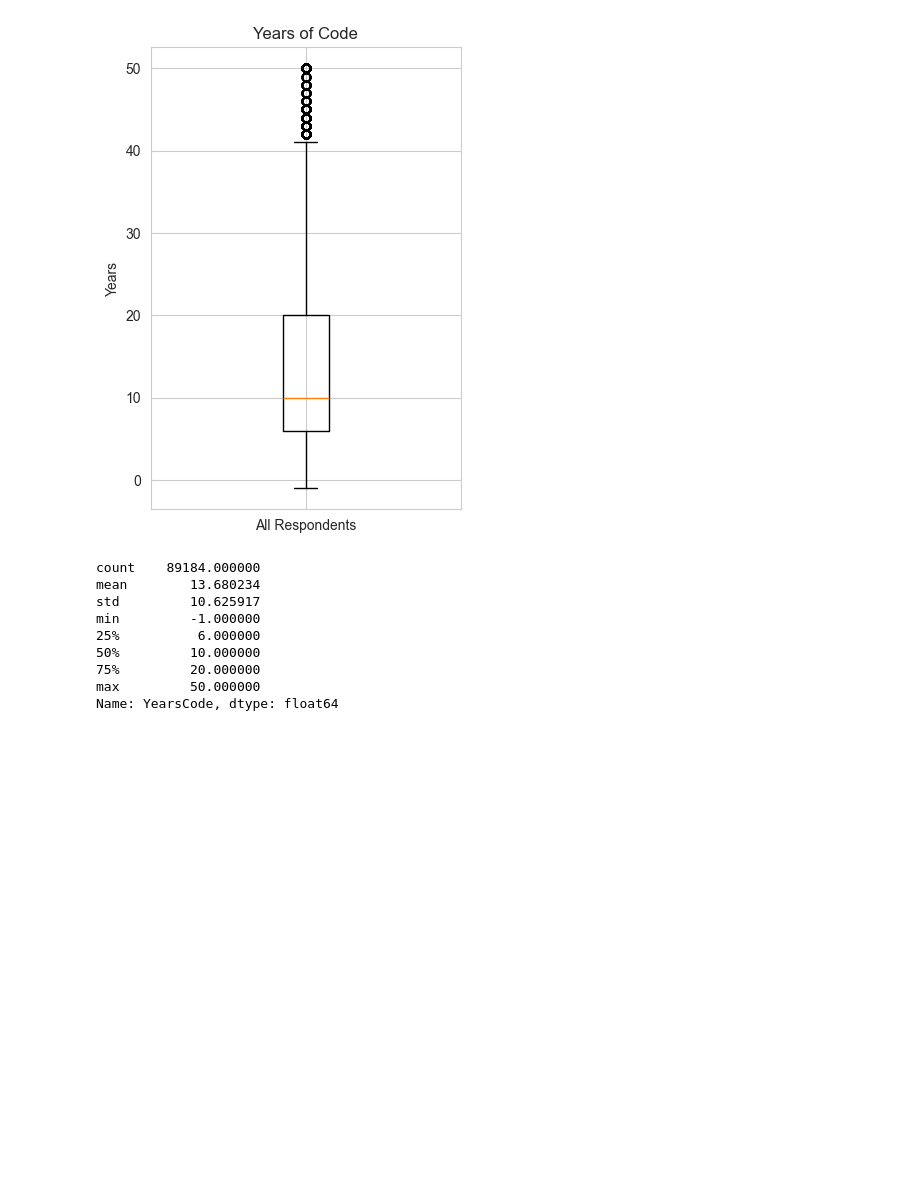
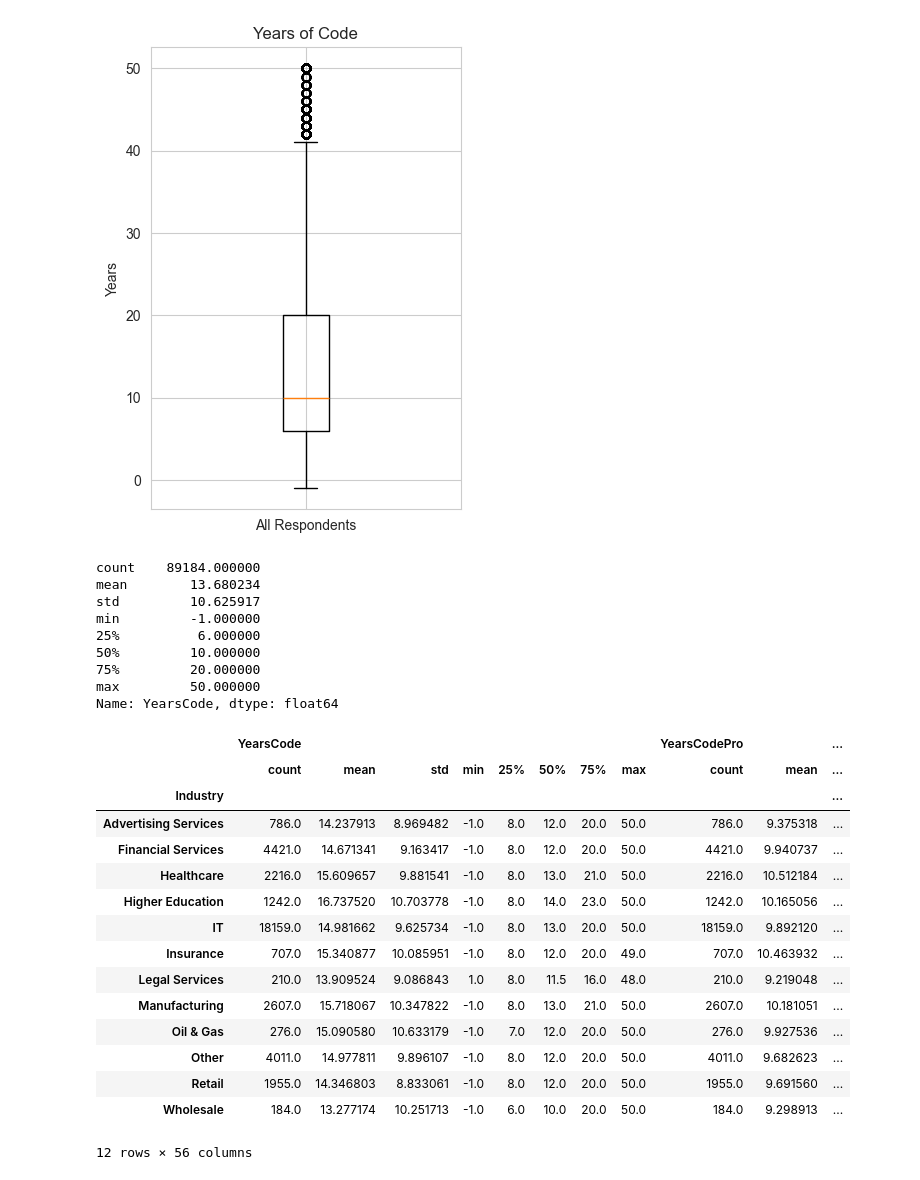
Before and after one commit to dipenparmar12/ml, a Jupyter notebook: day-20-eda-univariate-analysis-stockoverflow.ipynb, the cells around one changed output. Cells and saved outputs as stored; diff of their text form; code cells hidden in the pictures; blank space fills up the shorter version.

```diff
--- a/day-20-eda-univariate-analysis-stockoverflow.ipynb
+++ b/day-20-eda-univariate-analysis-stockoverflow.ipynb
@@ -246,3 +260,23 @@ min         -1.000000
 75%         20.000000
 max         50.000000
 Name: YearsCode, dtype: float64
+# %%
+grp = survey.groupby('Industry')
+grp.describe()
+# %% [output]
+|  | YearsCode |  |  |  |  |  |  |  | YearsCodePro |  | ... |
+|  | count | mean | std | min | 25% | 50% | 75% | max | count | mean | ... |
+| Industry |  |  |  |  |  |  |  |  |  |  | ... |
+| Advertising Services | 786.0 | 14.237913 | 8.969482 | -1.0 | 8.0 | 12.0 | 20.0 | 50.0 | 786.0 | 9.375318 | ... |
+| Financial Services | 4421.0 | 14.671341 | 9.163417 | -1.0 | 8.0 | 12.0 | 20.0 | 50.0 | 4421.0 | 9.940737 | ... |
+| Healthcare | 2216.0 | 15.609657 | 9.881541 | -1.0 | 8.0 | 13.0 | 21.0 | 50.0 | 2216.0 | 10.512184 | ... |
+| Higher Education | 1242.0 | 16.737520 | 10.703778 | -1.0 | 8.0 | 14.0 | 23.0 | 50.0 | 1242.0 | 10.165056 | ... |
+| IT | 18159.0 | 14.981662 | 9.625734 | -1.0 | 8.0 | 13.0 | 20.0 | 50.0 | 18159.0 | 9.892120 | ... |
+| Insurance | 707.0 | 15.340877 | 10.085951 | -1.0 | 8.0 | 12.0 | 20.0 | 49.0 | 707.0 | 10.463932 | ... |
+| Legal Services | 210.0 | 13.909524 | 9.086843 | 1.0 | 8.0 | 11.5 | 16.0 | 48.0 | 210.0 | 9.219048 | ... |
+| Manufacturing | 2607.0 | 15.718067 | 10.347822 | -1.0 | 8.0 | 13.0 | 21.0 | 50.0 | 2607.0 | 10.181051 | ... |
+| Oil & Gas | 276.0 | 15.090580 | 10.633179 | -1.0 | 7.0 | 12.0 | 20.0 | 50.0 | 276.0 | 9.927536 | ... |
+| Other | 4011.0 | 14.977811 | 9.896107 | -1.0 | 8.0 | 12.0 | 20.0 | 50.0 | 4011.0 | 9.682623 | ... |
+| Retail | 1955.0 | 14.346803 | 8.833061 | -1.0 | 8.0 | 12.0 | 20.0 | 50.0 | 1955.0 | 9.691560 | ... |
+| Wholesale | 184.0 | 13.277174 | 10.251713 | -1.0 | 6.0 | 10.0 | 20.0 | 50.0 | 184.0 | 9.298913 | ... |
+12 rows × 56 columns
```
Also changed, not shown: parts of 26 cells of this notebook, 1 other file.
